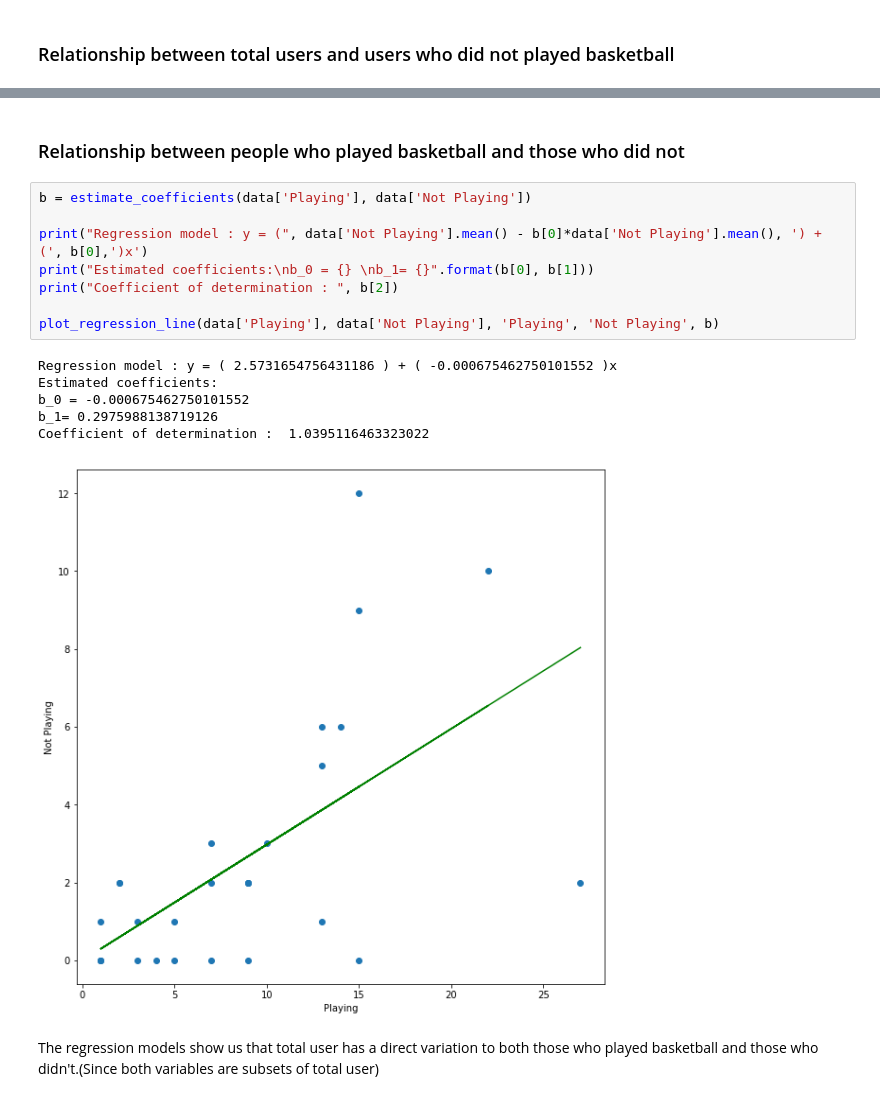
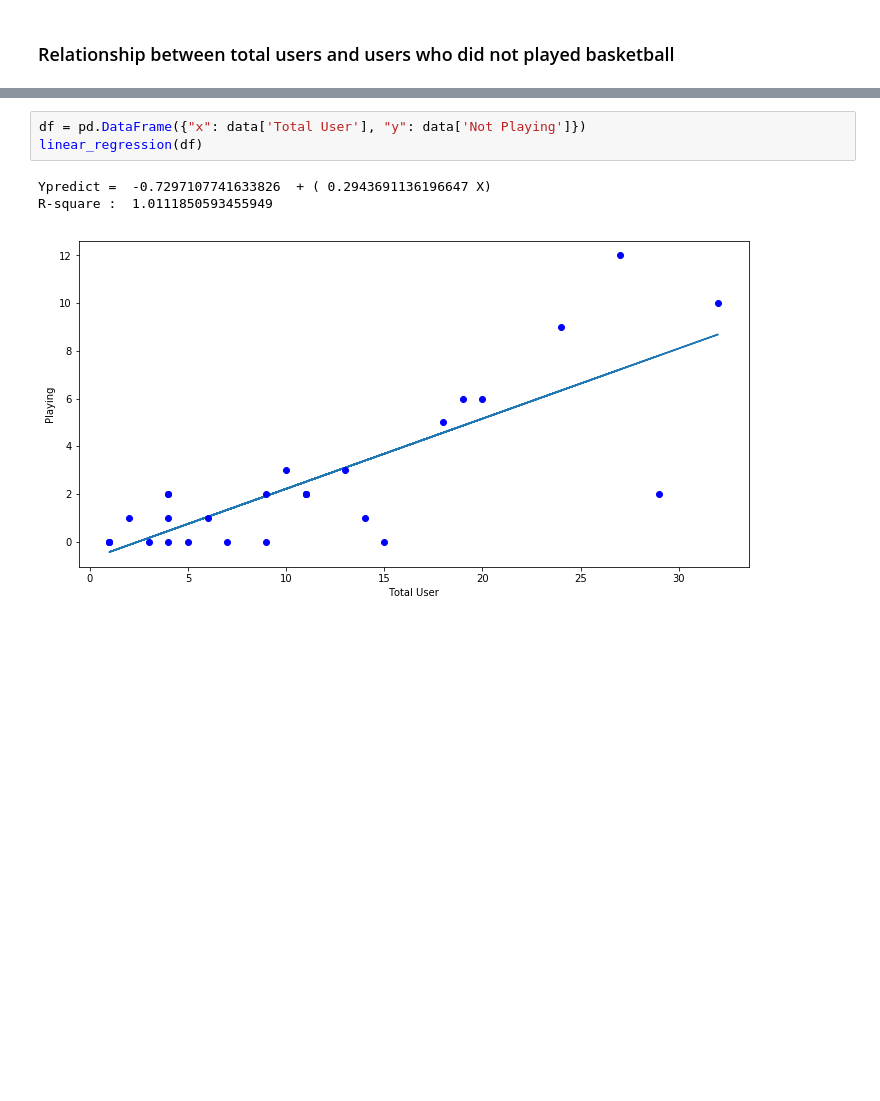
Before and after one commit to badgooooor/basketball-survey, a Jupyter notebook: Basketball Court Survey - Data Analysis.ipynb, the cells around one changed output, grey strips where cells are left out. Saved outputs shown, nothing was run; the diff lists cells and outputs as text; blank space fills up the shorter version.

```diff
--- a/Basketball Court Survey - Data Analysis.ipynb
+++ b/Basketball Court Survey - Data Analysis.ipynb
@@ -147,19 +147,7 @@ Coefficient of determination :  1.0235132899205297
-# %% [markdown]
-### Relationship between people who played basketball and those who did not
-# %%
-b = estimate_coefficients(data['Playing'], data['Not Playing'])
-
-print("Regression model : y = (", data['Not Playing'].mean() - b[0]*data['Not Playing'].mean(), ') + (', b[0],')x')
-print("Estimated coefficients:\nb_0 = {} \nb_1= {}".format(b[0], b[1]))
-print("Coefficient of determination : ", b[2])
-
-plot_regression_line(data['Playing'], data['Not Playing'], 'Playing', 'Not Playing', b)
-# %% [output]
-Regression model : y = ( 2.5731654756431186 ) + ( -0.000675462750101552 )x
-Estimated coefficients:
-b_0 = -0.000675462750101552
-b_1= 0.2975988138719126
-Coefficient of determination :  1.0395116463323022
-[figure, removed]
-# %% [markdown]
-The regression models show us that total user has a direct variation to both those who played basketball and those who didn't.(Since both variables are subsets of total user)
+# %%
+df = pd.DataFrame({"x": data['Total User'], "y": data['Not Playing']})
+linear_regression(df)
+# %% [output]
+Ypredict =  -0.7297107741633826  + ( 0.2943691136196647 X)
+R-square :  1.0111850593455949
+[figure, added]
```
Also changed, not shown: parts of 8 cells of this notebook.
